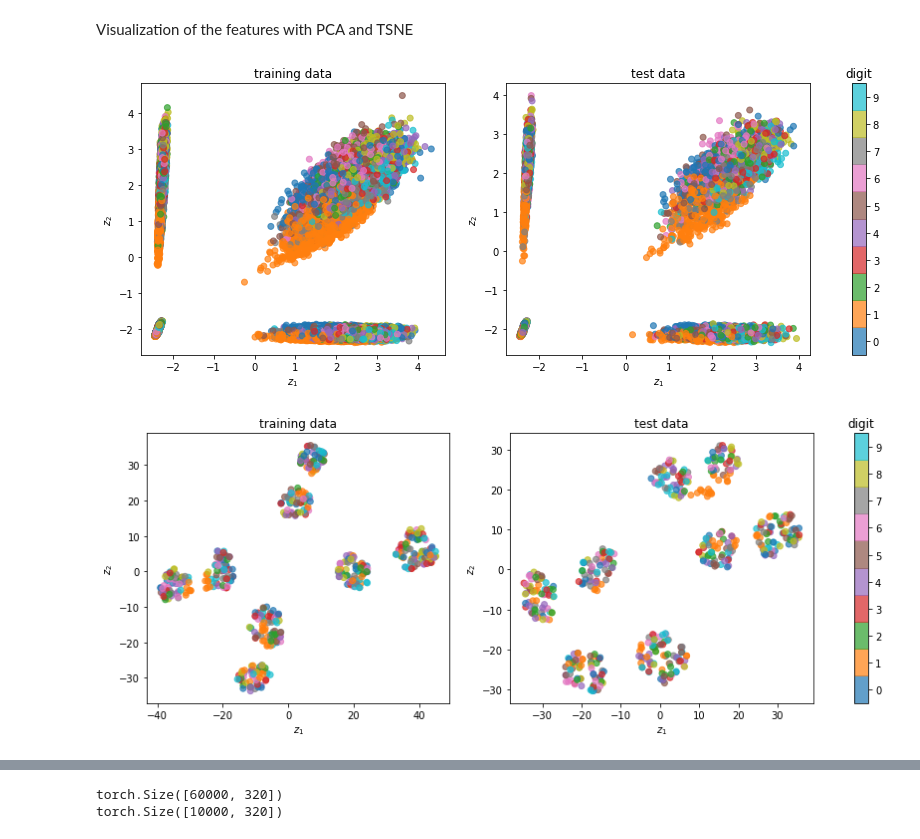
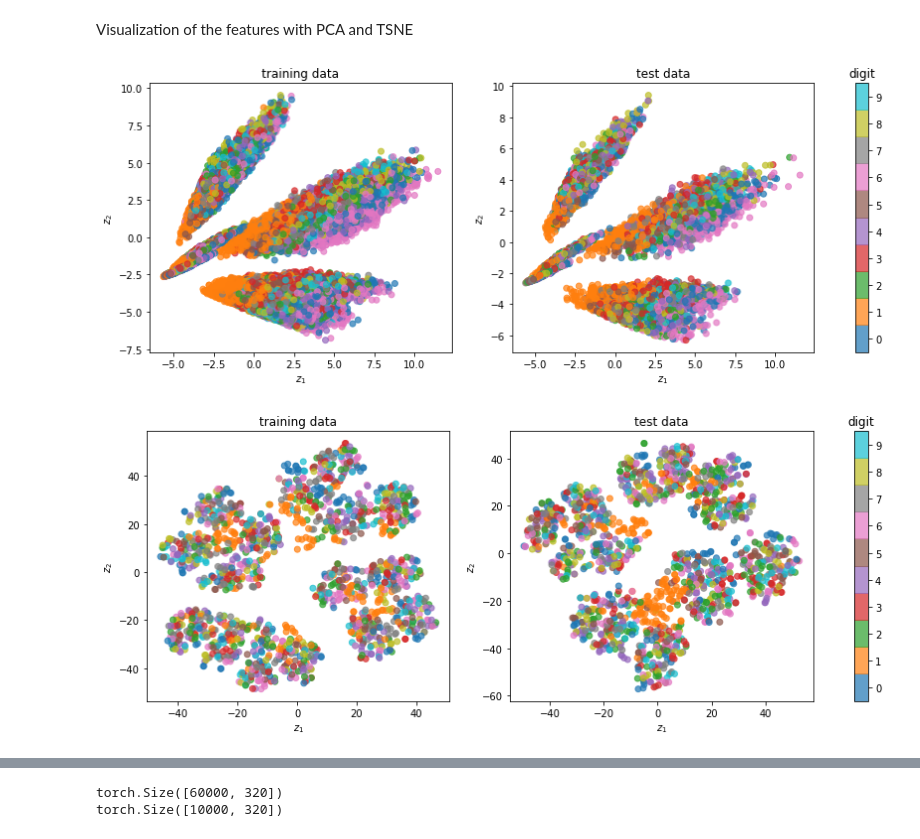
Before and after one commit to ojaohe-3/D7047E, a Jupyter notebook: ex3.ipynb, the cells around one changed output, grey strips where cells are left out. Drawn from its saved outputs; the diff is of its cells as text; code cells hidden in the pictures.

```diff
--- a/ex3.ipynb
+++ b/ex3.ipynb
@@ -63,13 +63,13 @@ Functions for training and validation
 def train(net, epochs, trainloader, optimizer, criterion=nn.CrossEntropyLoss(), title=""):
     print('Starting training')
 
-    # need this one here or can pass as argument?
-    device = torch.device('cuda:0' if torch.cuda.is_available() else 'cpu')
+    #device = torch.device('cuda:0' if torch.cuda.is_available() else 'cpu')
 
     for epoch in range(epochs):
         running_loss = 0.0
         running_correct = 0.0
         for i, data in enumerate(trainloader, 0):
+
             # get the inputs; data is a list of [inputs, labels]
             inputs, labels = data[0].to(device), data[1].to(device)
 
@@ -77,7 +77,7 @@ def train(net, epochs, trainloader, optimizer, criterion=nn.CrossEntropyLoss(),
             optimizer.zero_grad()
 
             # forward + backward + optimize
-            outputs = net(inputs)
+            outputs = net(inputs)[0]
             loss = criterion(outputs, labels)
             loss.backward()
             optimizer.step()
@@ -105,7 +105,7 @@ def validate(net, testloader):
   with torch.no_grad():
     for data in testloader:
       inputs, labels = data[0].to(device), data[1].to(device)
-      outputs = net(inputs)
+      outputs = net(inputs)[0]
       _, predicted = torch.max(outputs, 1)
       is_correct = (predicted == labels)
       total += labels.size(0)
@@ -176,10 +178,11 @@ class Net(nn.Module):
         x = F.relu(F.max_pool2d(self.conv1(x), 2))
         x = F.relu(F.max_pool2d(self.conv2_drop(self.conv2(x)), 2))
         x = F.relu(self.flatten(x))
+        features = x
         x = F.relu(self.fc1(x))
         x = F.dropout(x, training=self.training)
         x = self.fc2(x)
-        return F.log_softmax(x, dim = 1)
+        return F.log_softmax(x, dim = 1), features
 # %%
 device = torch.device("cuda:0" if torch.cuda.is_available() else "cpu")
 print(device)
@@ -235,16 +228,14 @@ net.flatten.register_forward_hook(get_activation('flatten'))
 # %%
 with torch.no_grad():
   train_inputs, train_labels = all_train_data[0].to(device), all_train_data[1].to(device)
-  train_outputs = net(train_inputs)
-train_activations = activation['flatten']
+  train_activations = net(train_inputs)[1]
 print(train_activations.shape)
 
 with torch.no_grad():
   test_inputs, test_labels = all_test_data[0].to(device), all_test_data[1].to(device)
-  test_outputs = net(test_inputs)
-test_activations = activation['flatten']
+  test_activations = net(test_inputs)[1]
+
 print(test_activations.shape)
-
 
 train_activations = train_activations.cpu()
 test_activations = test_activations.cpu()
@@ -266,16 +257,16 @@ pca_test = pca.transform(test_activations)
 
 plot_encoding((pca_train[:,:2], train_labels), (pca_test[:,:2], test_labels))
 # %% [output]
-[figure, old version]
+[figure, new version]
 # %%
-# Use the 10 first principal components
+# t-SNE
 # Don't plot the whole dataset since it takes a lot of time
 from sklearn.manifold import TSNE
-size = 500
+size = 1500
 tsne = TSNE(n_components=2, random_state=0)
-tsne_train = tsne.fit_transform(pca_train[:size, :10])
-tsne_test = tsne.fit_transform(pca_test[:size, :10])
+tsne_train = tsne.fit_transform(train_activations[:size])
+tsne_test = tsne.fit_transform(test_activations[:size])
 
 plot_encoding((tsne_train[:,:2], train_labels[:size]), (tsne_test[:,:2], test_labels[:size]))
 # %% [output]
-[figure, old version]
+[figure, new version]
```
Also changed, not shown: parts of 22 cells of this notebook.
